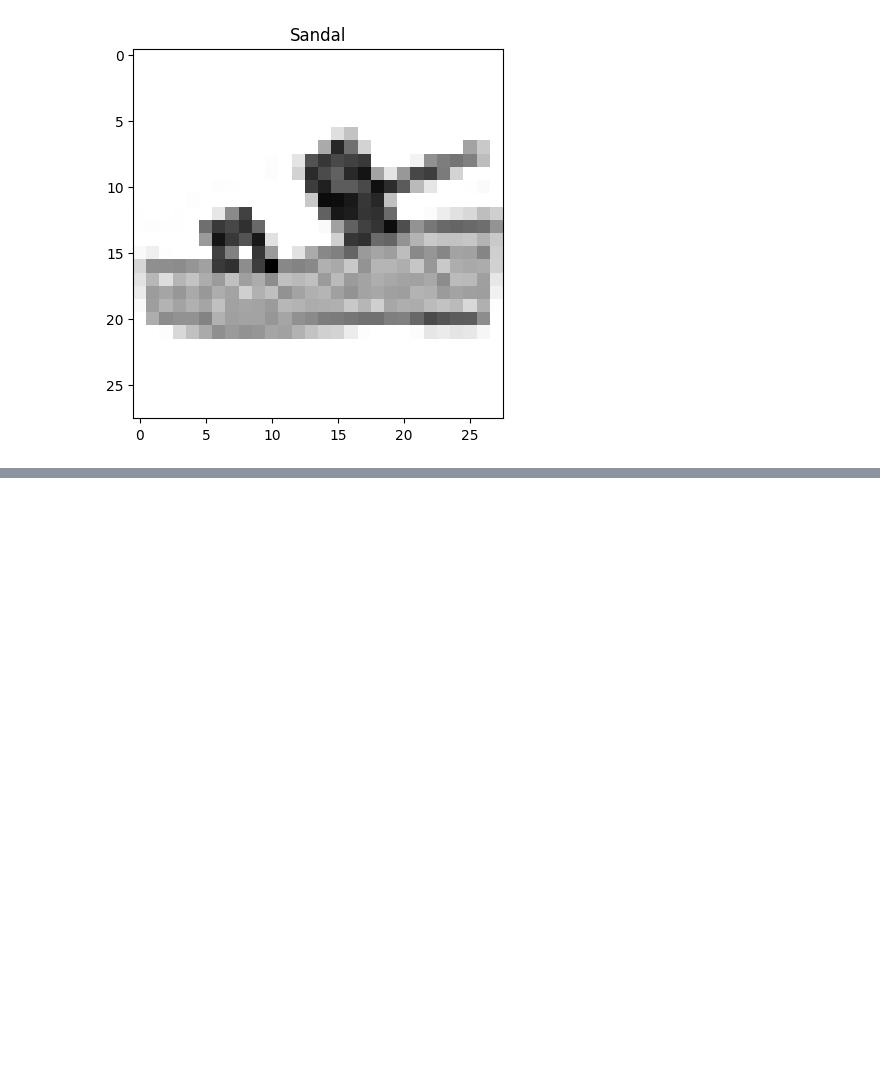
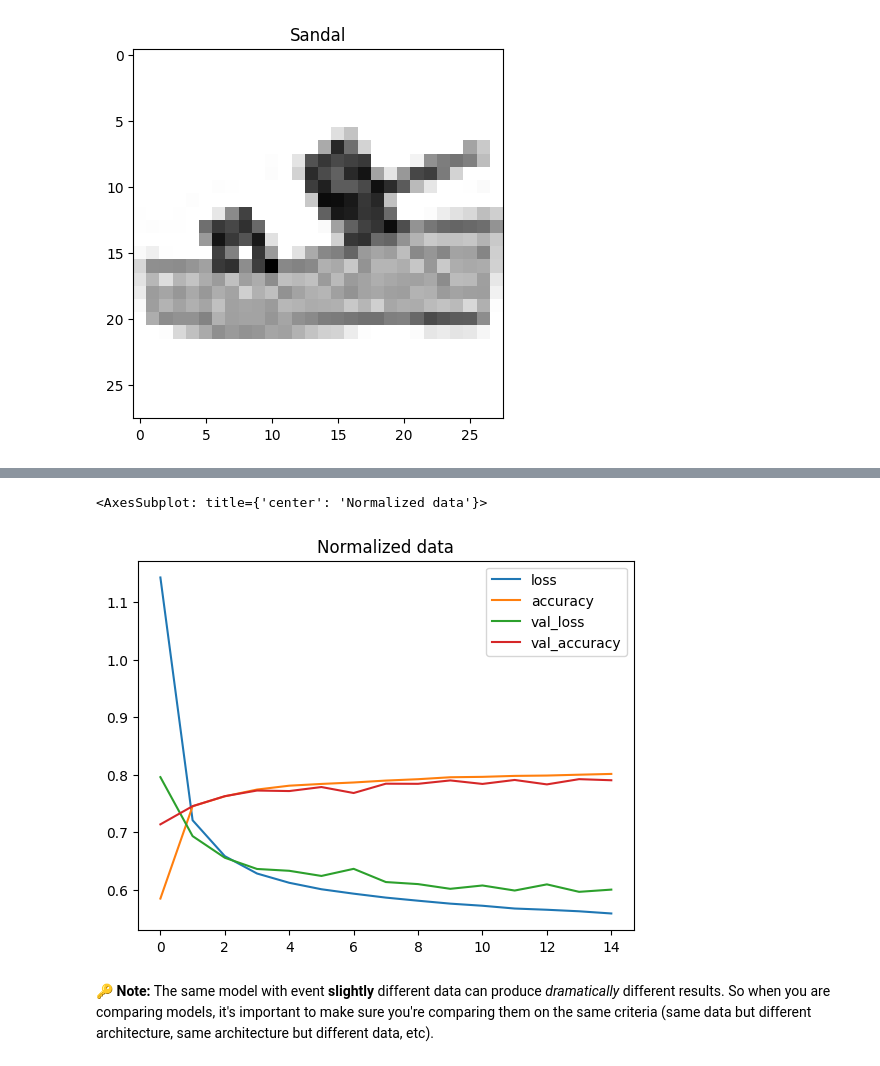
Before and after one commit to BoshiLee/tensorflow_developer_certificate, a Jupyter notebook: multi_classification.ipynb, the cells around one changed output, grey strips where cells are left out. Drawn from its saved outputs; the diff is of its cells as text; code cells hidden in the pictures; blank space fills up the shorter version.

```diff
--- a/multi_classification.ipynb
+++ b/multi_classification.ipynb
@@ -74,0 +173,7 @@ for i in range(4):
+# %%
+# We can normalize our data by dividing it by the maximum value
+train_data_norm = train_data / train_data.max()
+test_data_norm = test_data / test_data.max()
+
+# Check the min and max values of the normalized training data
+train_data_norm.min(), train_data_norm.max()
@@ -74,0 +182,18 @@ for i in range(4):
+# %%
+tf.random.set_seed(42)
+
+model_2 = tf.keras.Sequential([
+    tf.keras.layers.Flatten(input_shape=(28, 28)),
+    tf.keras.layers.Dense(4, activation="relu"),
+    tf.keras.layers.Dense(4, activation="relu"),
+    tf.keras.layers.Dense(10, activation=tf.keras.activations.softmax)
+])
+
+model_2.compile(loss=tf.keras.losses.CategoricalCrossentropy(),
+                optimizer=tf.keras.optimizers.Adam(),
+                metrics=["accuracy"])
+
+norm_history = model_2.fit(train_data_norm,
+                           tf.one_hot(train_labels, depth=10),
+                           epochs=15,
+                           validation_data=(test_data_norm, tf.one_hot(test_labels, depth=10)))
@@ -74,0 +225,7 @@ for i in range(4):
+# %%
+pd.DataFrame(norm_history.history).plot(title="Normalized data")
+# %% [output]
+<AxesSubplot: title={'center': 'Normalized data'}>
+[figure, added]
+# %% [markdown]
+🔑 **Note:** The same model with event **slightly** different data can produce *dramatically* different results. So when you are comparing models, it's important to make sure you're comparing them on the same criteria (same data but different architecture, same architecture but different data, etc).
```
Also changed, not shown: parts of 17 cells of this notebook.
